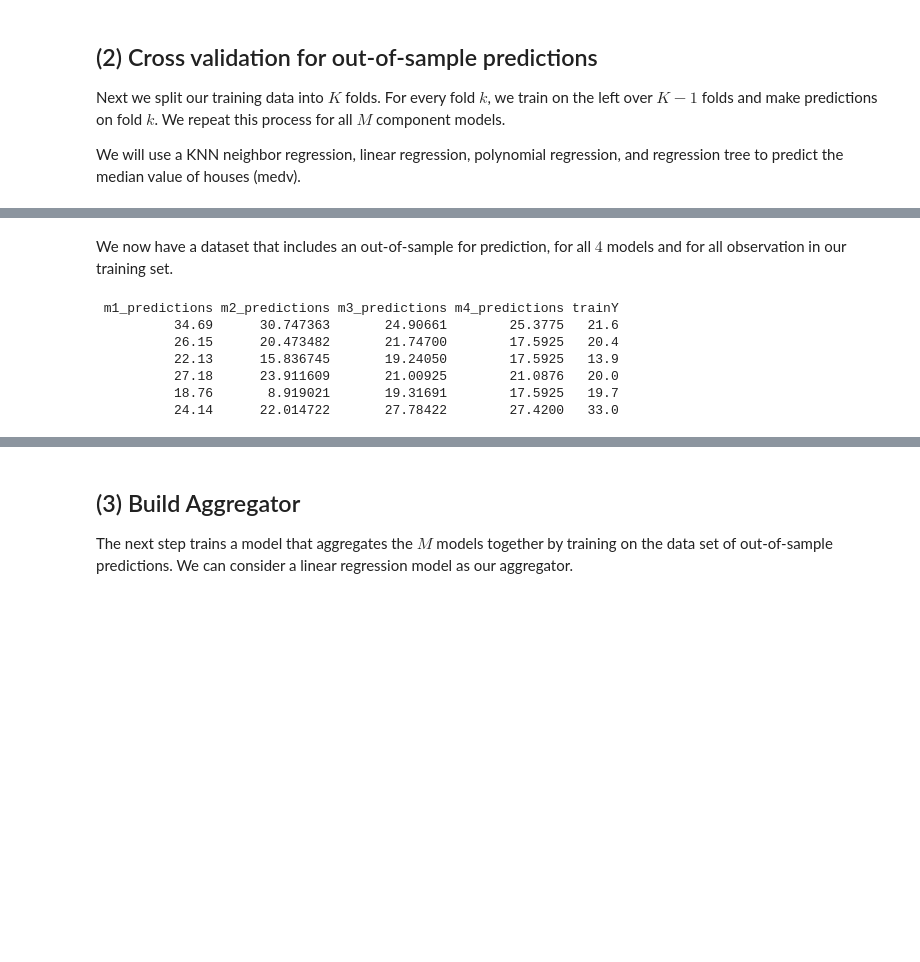
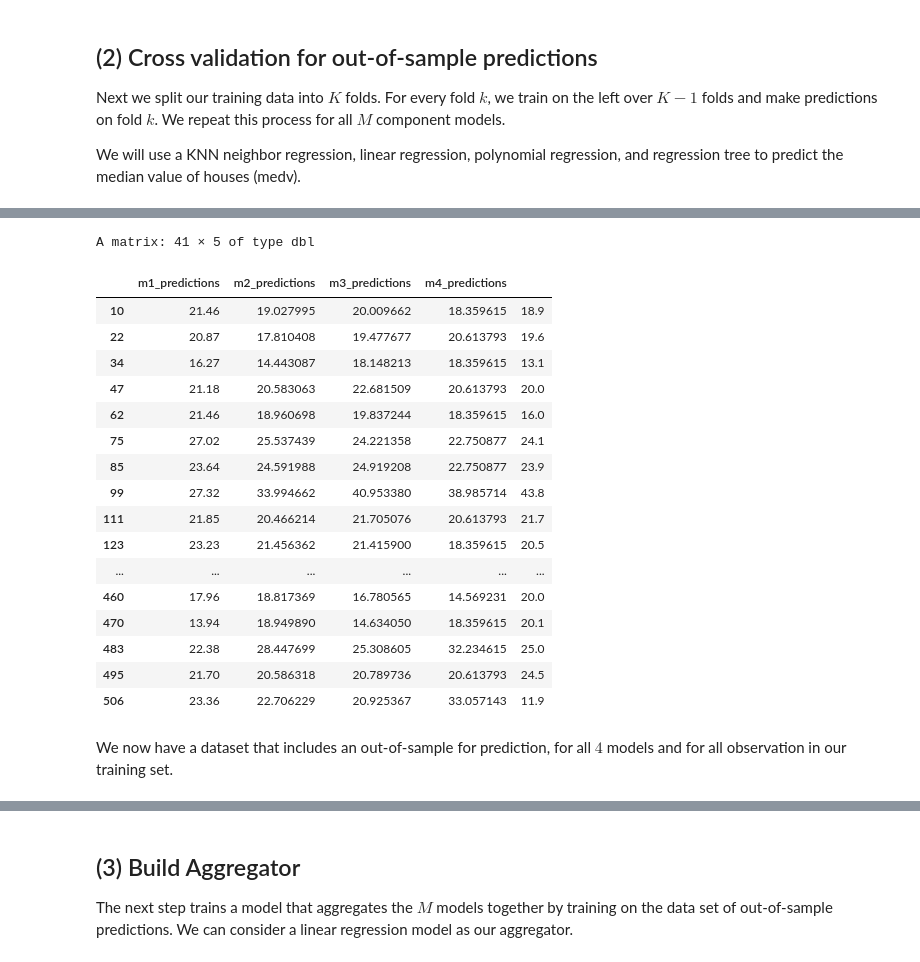
Before and after one commit to mhc-stat340-f2019-sec02/class24, a Jupyter notebook: stackedGen.ipynb, the cells around one changed output, grey strips where cells are left out. Drawn from its saved outputs; the diff is of its cells as text; code cells hidden in the pictures; blank space fills up the shorter version.

```diff
--- a/stackedGen.ipynb
+++ b/stackedGen.ipynb
@@ -161,12 +161,23 @@ Warning message in rbind(allDataSetOfPredictions, dataSetOfPredictions, trainY):
+# %%
+cbind(m1_predictions,m2_predictions,m3_predictions,m4_predictions,outOfSample$medv)
+# %% [output]
+A matrix: 41 × 5 of type dbl
+|  | m1_predictions | m2_predictions | m3_predictions | m4_predictions |  |
+| 10 | 21.46 | 19.027995 | 20.009662 | 18.359615 | 18.9 |
+| 22 | 20.87 | 17.810408 | 19.477677 | 20.613793 | 19.6 |
+| 34 | 16.27 | 14.443087 | 18.148213 | 18.359615 | 13.1 |
+| 47 | 21.18 | 20.583063 | 22.681509 | 20.613793 | 20.0 |
+| 62 | 21.46 | 18.960698 | 19.837244 | 18.359615 | 16.0 |
+| 75 | 27.02 | 25.537439 | 24.221358 | 22.750877 | 24.1 |
+| 85 | 23.64 | 24.591988 | 24.919208 | 22.750877 | 23.9 |
+| 99 | 27.32 | 33.994662 | 40.953380 | 38.985714 | 43.8 |
+| 111 | 21.85 | 20.466214 | 21.705076 | 20.613793 | 21.7 |
+| 123 | 23.23 | 21.456362 | 21.415900 | 18.359615 | 20.5 |
+| ... | ... | ... | ... | ... | ... |
+| 460 | 17.96 | 18.817369 | 16.780565 | 14.569231 | 20.0 |
+| 470 | 13.94 | 18.949890 | 14.634050 | 18.359615 | 20.1 |
+| 483 | 22.38 | 28.447699 | 25.308605 | 32.234615 | 25.0 |
+| 495 | 21.70 | 20.586318 | 20.789736 | 20.613793 | 24.5 |
+| 506 | 23.36 | 22.706229 | 20.925367 | 33.057143 | 11.9 |
 # %% [markdown]
 We now have a dataset that includes an out-of-sample for prediction, for all $4$ models and for all observation in our training set.
-# %%
-print(head(allDataSetOfPredictions))
-# %% [output]
- m1_predictions m2_predictions m3_predictions m4_predictions trainY
-          34.69      30.747363       24.90661        25.3775   21.6
-          26.15      20.473482       21.74700        17.5925   20.4
-          22.13      15.836745       19.24050        17.5925   13.9
-          27.18      23.911609       21.00925        21.0876   20.0
-          18.76       8.919021       19.31691        17.5925   19.7
-          24.14      22.014722       27.78422        27.4200   33.0
```
Also changed, not shown: parts of 7 cells of this notebook, 1 other file.
